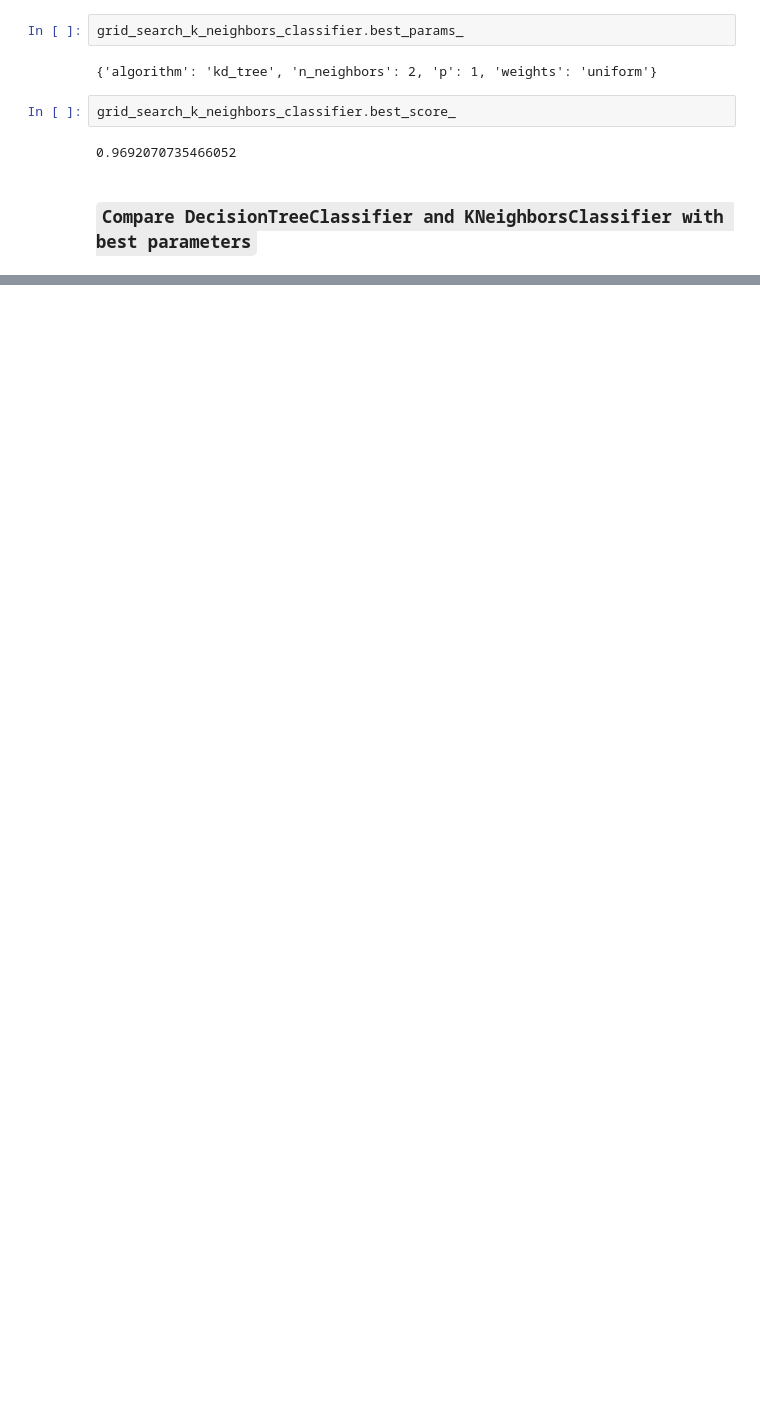
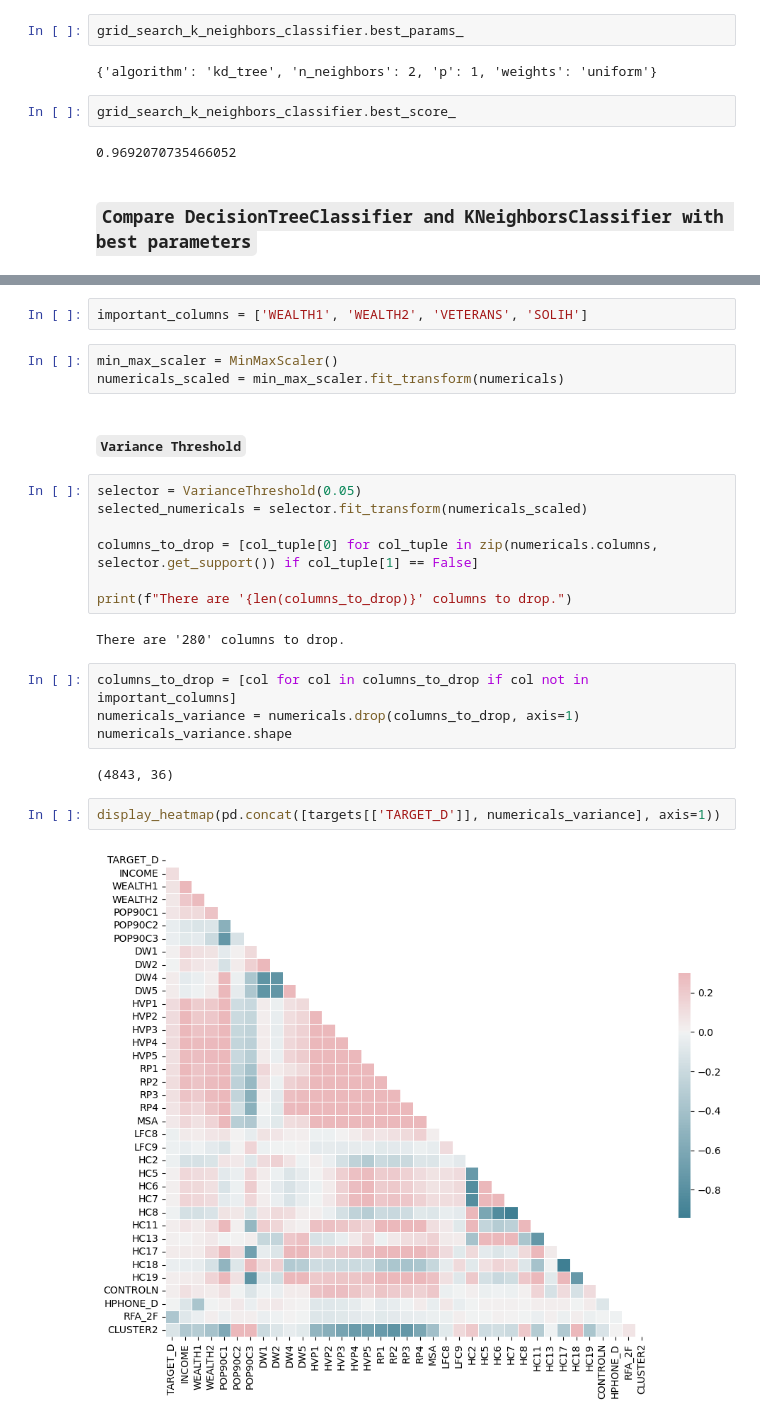
Before and after one commit to fabio1623/lab-case-regression, a Jupyter notebook: solution.ipynb, the cells around one changed output, grey strips where cells are left out. Drawn from its saved outputs; the diff is of its cells as text; blank space fills up the shorter version.

```diff
--- a/solution.ipynb
+++ b/solution.ipynb
@@ -402,0 +565,26 @@ f1:  1.0
+# %%
+important_columns = ['WEALTH1', 'WEALTH2', 'VETERANS', 'SOLIH']
+# %%
+min_max_scaler = MinMaxScaler()
+numericals_scaled = min_max_scaler.fit_transform(numericals)
+# %% [markdown]
+#### `Variance Threshold`
+# %%
+selector = VarianceThreshold(0.05)
+selected_numericals = selector.fit_transform(numericals_scaled)
+
+columns_to_drop = [col_tuple[0] for col_tuple in zip(numericals.columns, selector.get_support()) if col_tuple[1] == False]
+
+print(f"There are '{len(columns_to_drop)}' columns to drop.")
+# %% [output]
+There are '280' columns to drop.
+# %%
+columns_to_drop = [col for col in columns_to_drop if col not in important_columns]
+numericals_variance = numericals.drop(columns_to_drop, axis=1)
+numericals_variance.shape
+# %% [output]
+(4843, 36)
+# %%
+display_heatmap(pd.concat([targets[['TARGET_D']], numericals_variance], axis=1))
+# %% [output]
+[figure, added]
```
Also changed, not shown: parts of 91 cells of this notebook, 1 other file.
